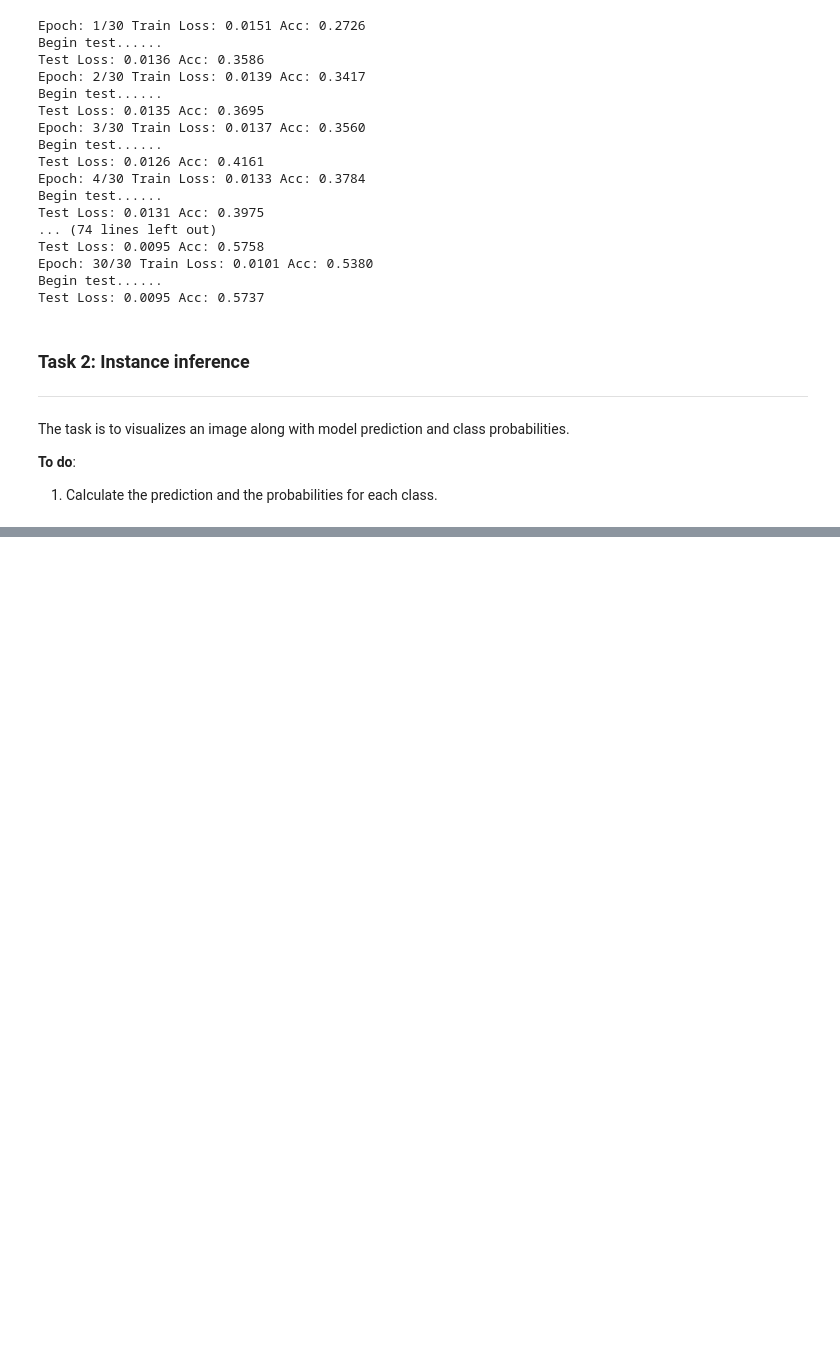
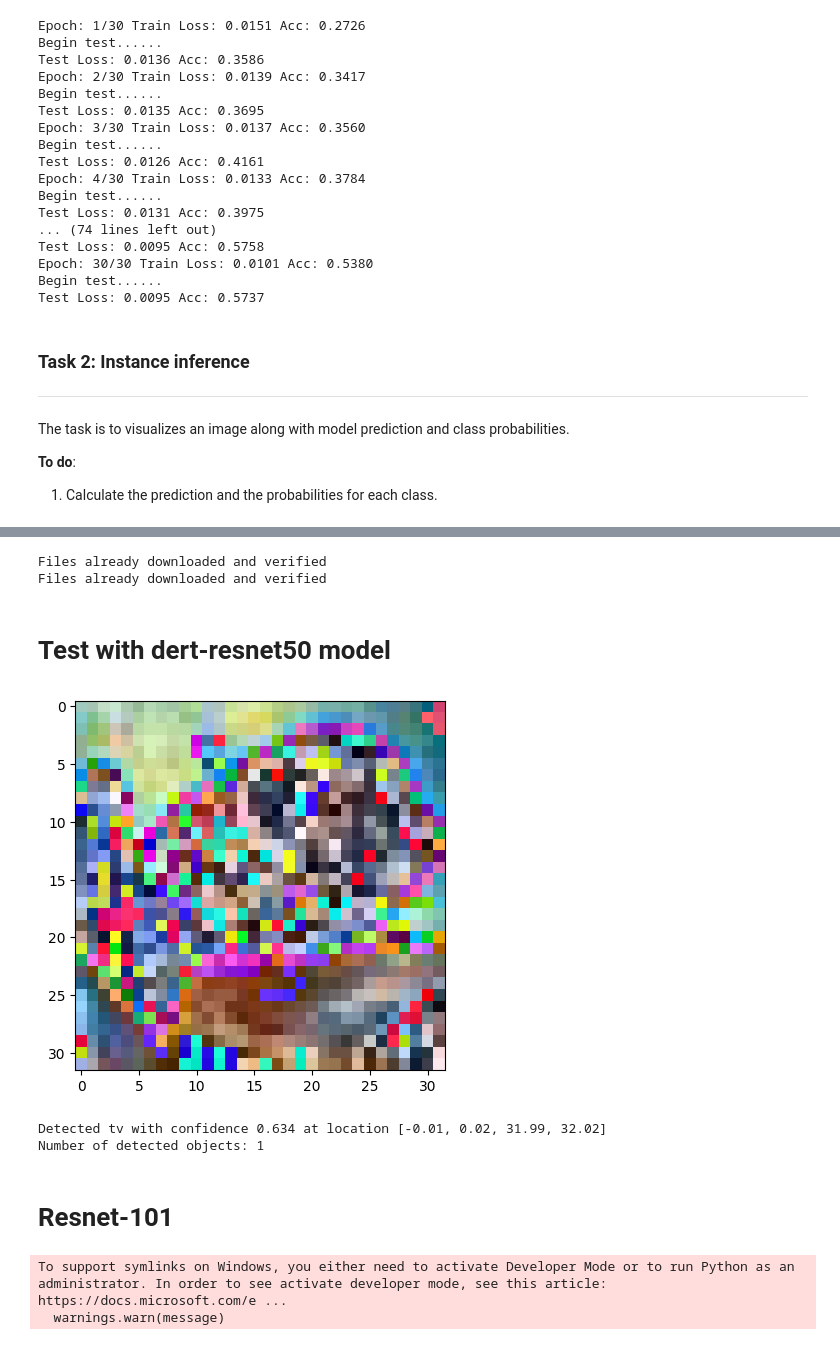
Before and after one commit to SustechSTA303/STA303-Assignment01, a Jupyter notebook: Assignment01.ipynb, the cells around one changed output, grey strips where cells are left out. Saved outputs shown, nothing was run; the diff lists cells and outputs as text; code cells hidden in the pictures; blank space fills up the shorter version.

```diff
--- a/Assignment01.ipynb
+++ b/Assignment01.ipynb
@@ -333,0 +343,30 @@ truck: 0.0859
+# %%
+# custom_dataset = YourCustomDataset()
+# train_dataloader = DataLoader(custom_dataset, batch_size=64, shuffle=True)
+
+transform_cifar10_train = transforms.Compose([
+    transforms.RandomCrop(32, padding=4),
+    transforms.RandomHorizontalFlip(),
+    transforms.ToTensor(),
+    transforms.Normalize((0.4914, 0.4822, 0.4465), (0.2023, 0.1994, 0.2010)),
+])
+
+transform_cifar10_test = transforms.Compose([
+    transforms.ToTensor(),
+    transforms.Normalize((0.4914, 0.4822, 0.4465), (0.2023, 0.1994, 0.2010)),
+])
+
+train_set = torchvision.datasets.CIFAR10(root='../data', train=True,
+                                        download=True, transform=transform_cifar10_train)
+train_dataloader = torch.utils.data.DataLoader(train_set, batch_size=BATCH_SIZE,
+                                          shuffle=True, num_workers=2)
+
+test_set = torchvision.datasets.CIFAR10(root='../data', train=False,
+                                       download=True, transform=transform_cifar10_test)
+test_dataloader = torch.utils.data.DataLoader(test_set, batch_size=BATCH_SIZE,
+                                         shuffle=False, num_workers=2)
+
+class_names = ['airplane', 'automobile', 'bird', 'cat', 'deer', 'dog', 'frog', 'horse', 'ship', 'truck']
+# %% [output]
+Files already downloaded and verified
+Files already downloaded and verified
@@ -333,0 +407,2 @@ truck: 0.0859
+# %% [markdown]
+# Test with dert-resnet50 model
@@ -333,0 +414,15 @@ truck: 0.0859
+# %%
+from PIL import Image
+
+inputs, classes = next(iter(test_dataloader))
+input = inputs[0]
+
+# Convert tensor to PIL Image
+input_image = transforms.ToPILImage()(input)
+
+# Save image as .jpg
+input_image.save("test_image.jpg")
+plt.imshow(input_image)
+image = input_image
+# %% [output]
+[figure, added]
@@ -333,0 +441,29 @@ truck: 0.0859
+# %%
+
+for score, label, box in zip(results["scores"], results["labels"], results["boxes"]):
+    box = [round(i, 2) for i in box.tolist()]
+    print(
+            f"Detected {resnet.config.id2label[label.item()]} with confidence "
+            f"{round(score.item(), 3)} at location {box}"
+    )
+print(f"Number of detected objects: {len(results['scores'])}")
+# %% [output]
+Detected tv with confidence 0.634 at location [-0.01, 0.02, 31.99, 32.02]
+Number of detected objects: 1
+# %% [markdown]
+# Resnet-101
+# %%
+# you can specify the revision tag if you don't want the timm dependency
+processor = DetrImageProcessor.from_pretrained("facebook/detr-resnet-101", revision="no_timm")
+resnet = DetrForObjectDetection.from_pretrained("facebook/detr-resnet-101", revision="no_timm")
+
+inputs = processor(images=image, return_tensors="pt")
+outputs = resnet(**inputs)
+
+# convert outputs (bounding boxes and class logits) to COCO API
+# let's only keep detections with score > 0.9
+target_sizes = torch.tensor([image.size[::-1]])
+results = processor.post_process_object_detection(outputs, target_sizes=target_sizes, threshold=0.6)[0]
+# %% [output]
+To support symlinks on Windows, you either need to activate Developer Mode or to run Python as an administrator. In order to see activate developer mode, see this article: https://docs.microsoft.com/e ...
+  warnings.warn(message)
```
Also changed, not shown: parts of 9 cells of this notebook, 1 other file.
